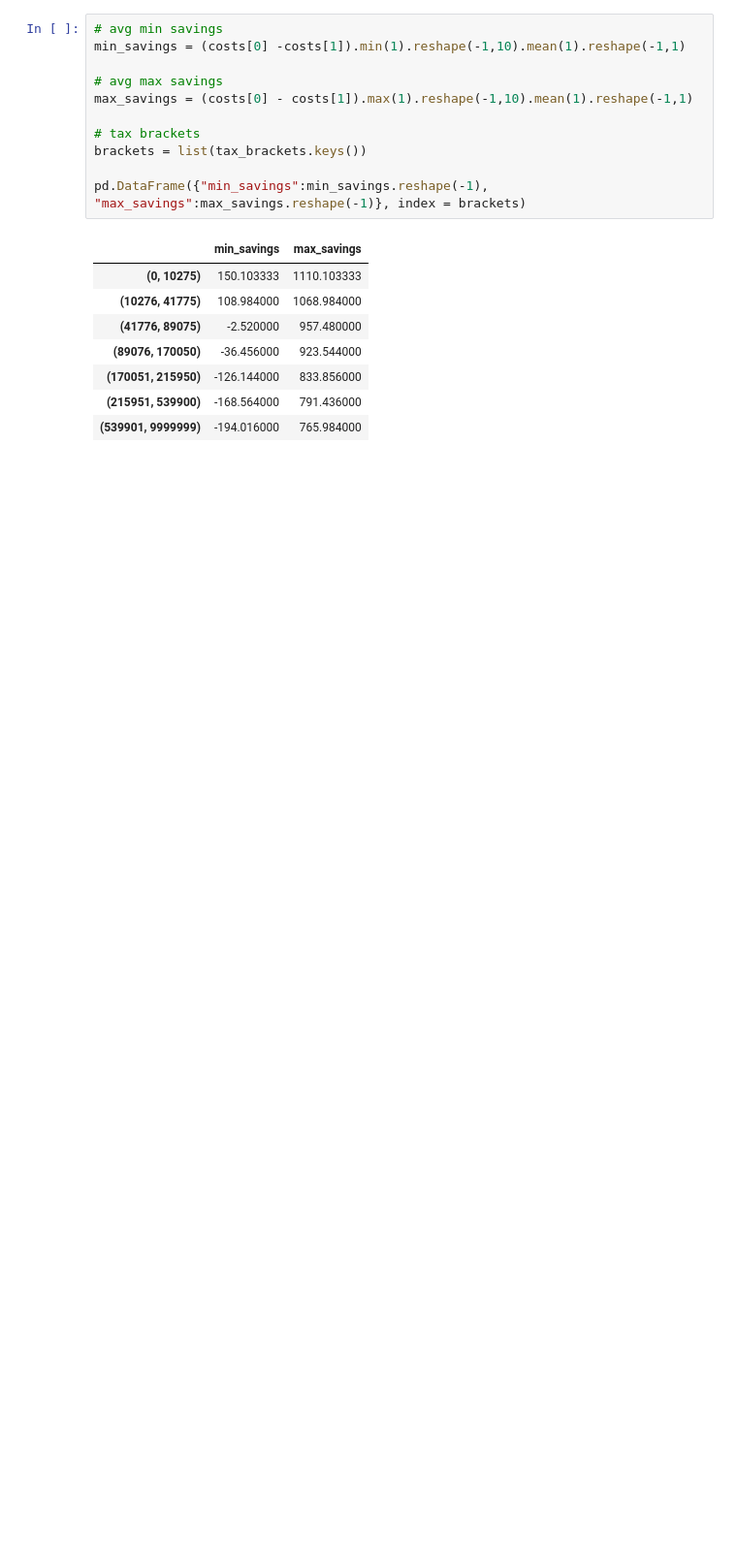
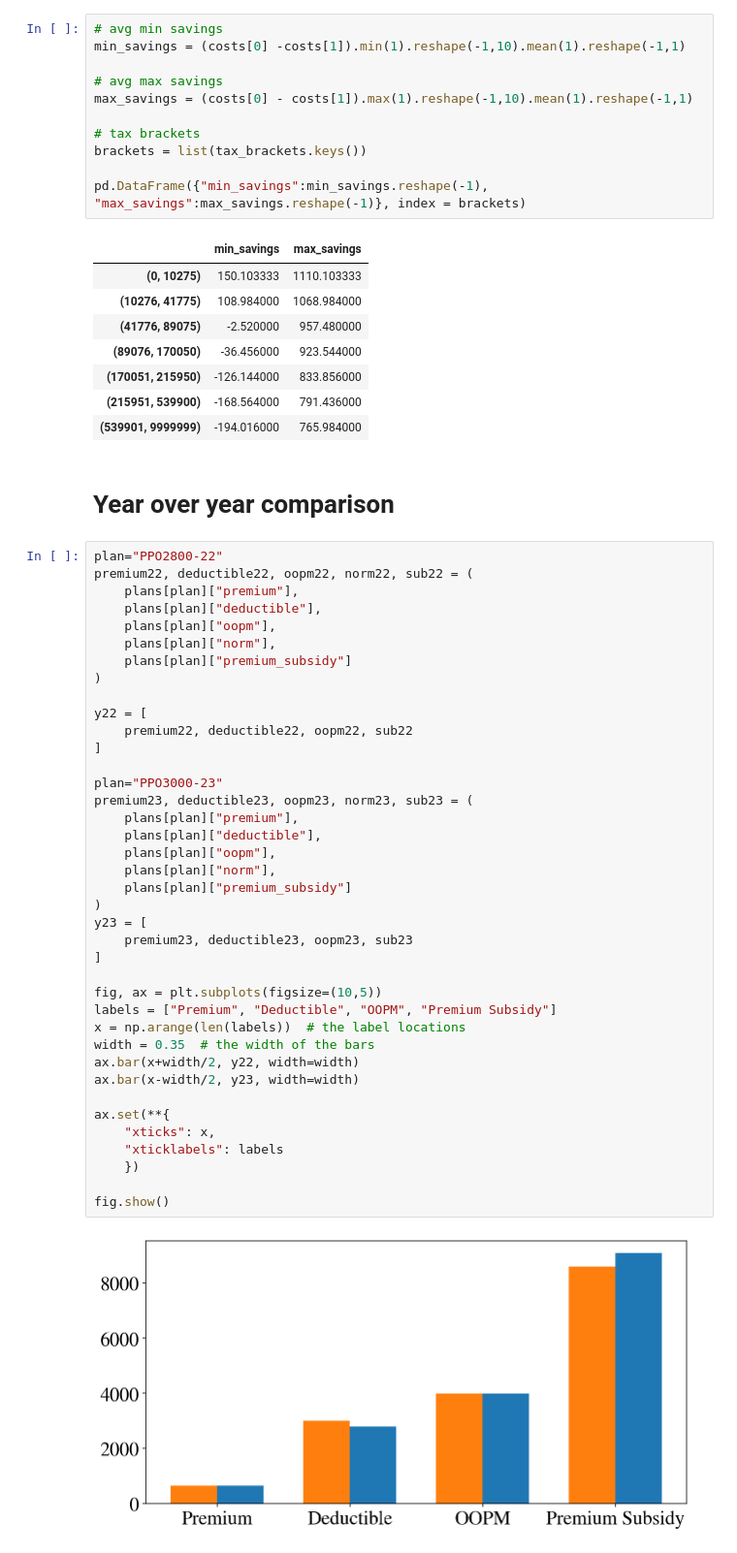
Before and after one commit to sbooeshaghi/health-insurance, a Jupyter notebook: healthcare_costs.ipynb, the cells around one changed output. Shown at 97% size. Drawn from its saved outputs; the diff is of its cells as text; blank space fills up the shorter version.

Commit message:
adding year comparisons

```diff
--- a/healthcare_costs.ipynb
+++ b/healthcare_costs.ipynb
@@ -732,3 +732,46 @@ pd.DataFrame({"min_savings":min_savings.reshape(-1), "max_savings":max_savings.r
 | (170051, 215950) | -126.144000 | 833.856000 |
 | (215951, 539900) | -168.564000 | 791.436000 |
 | (539901, 9999999) | -194.016000 | 765.984000 |
+# %% [markdown]
+# Year over year comparison
+# %%
+plan="PPO2800-22"
+premium22, deductible22, oopm22, norm22, sub22 = (
+    plans[plan]["premium"],
+    plans[plan]["deductible"],
+    plans[plan]["oopm"],
+    plans[plan]["norm"],
+    plans[plan]["premium_subsidy"]
+)
+
+y22 = [
+    premium22, deductible22, oopm22, sub22
+]
+
+plan="PPO3000-23"
+premium23, deductible23, oopm23, norm23, sub23 = (
+    plans[plan]["premium"],
+    plans[plan]["deductible"],
+    plans[plan]["oopm"],
+    plans[plan]["norm"],
+    plans[plan]["premium_subsidy"]
+)
+y23 = [
+    premium23, deductible23, oopm23, sub23
+]
+
+fig, ax = plt.subplots(figsize=(10,5))
+labels = ["Premium", "Deductible", "OOPM", "Premium Subsidy"]
+x = np.arange(len(labels))  # the label locations
+width = 0.35  # the width of the bars
+ax.bar(x+width/2, y22, width=width)
+ax.bar(x-width/2, y23, width=width)
+
+ax.set(**{
+    "xticks": x,
+    "xticklabels": labels
+    })
+
+fig.show()
+# %% [output]
+[figure, added]
```
